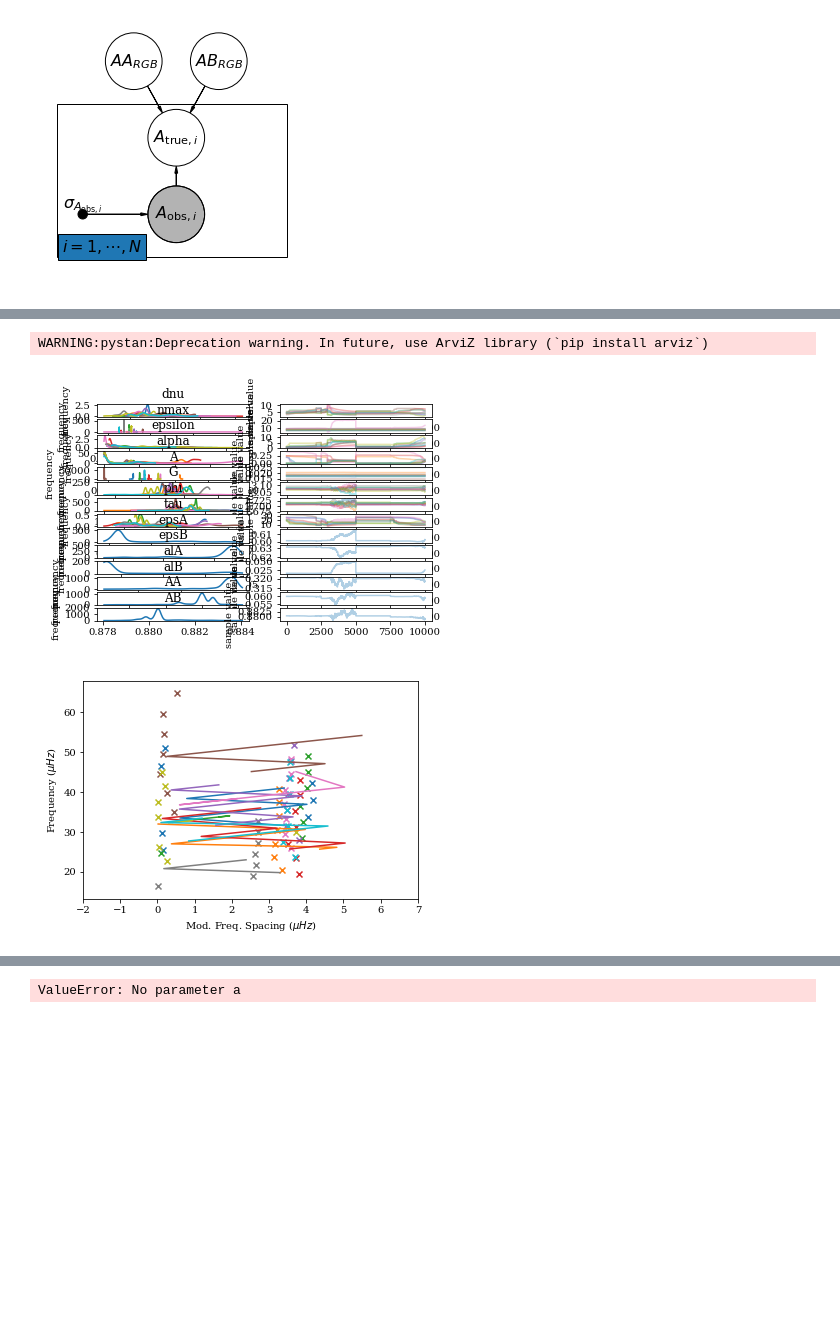
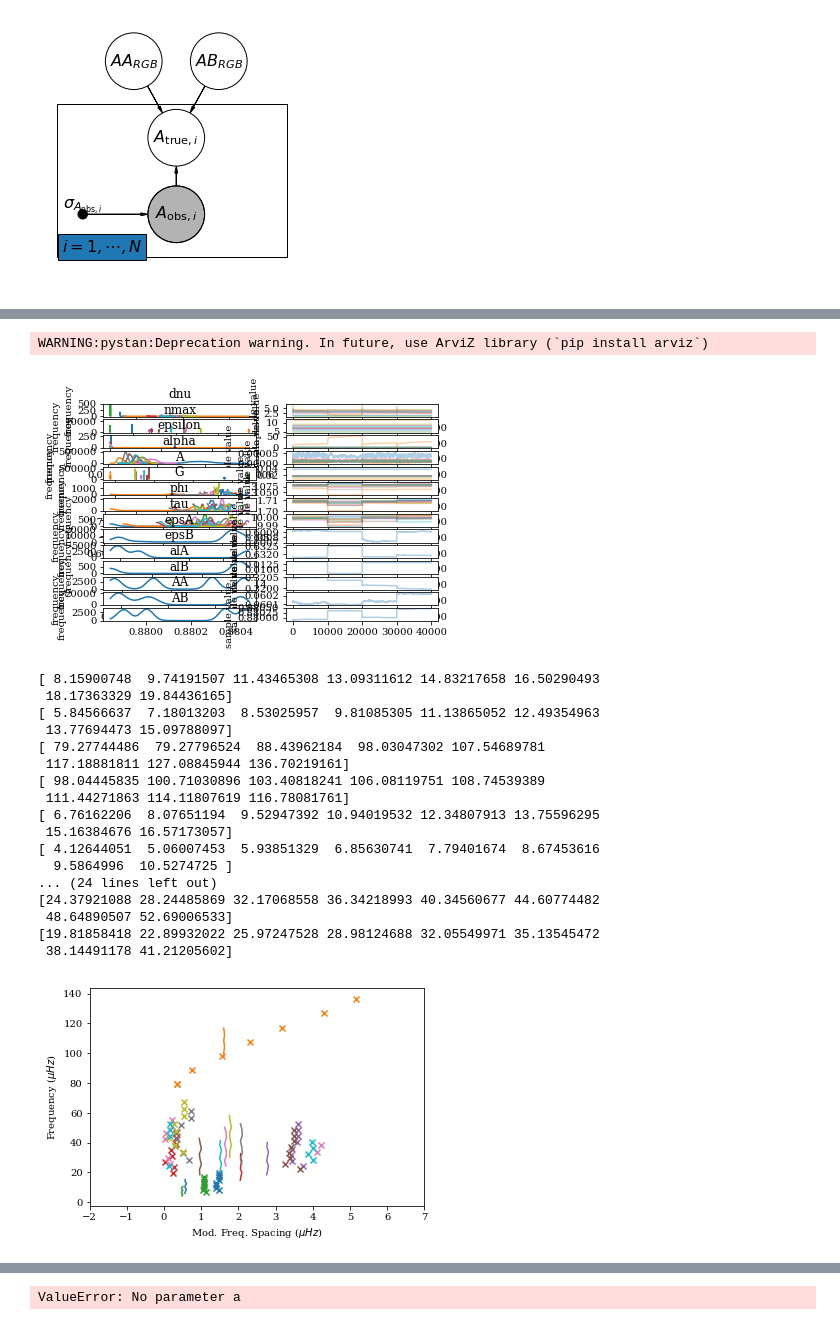
Before and after one commit to daw538/y4project, a Jupyter notebook: JoshFiles/rgData-50.ipynb, the cells around one changed output, grey strips where cells are left out. Cells and saved outputs as stored; diff of their text form; code cells hidden in the pictures; blank space fills up the shorter version.

Commit message:
Developed new script to reparameterise and changed indexes N and M in loops within stan model

```diff
--- a/JoshFiles/rgData-50.ipynb
+++ b/JoshFiles/rgData-50.ipynb
@@ -149,8 +149,8 @@ model {
     for (i in 1:N){
         for (j in 1:M){
             mod[j] = (n[i,j] + epsilon[i] + (alpha[i]/2) * (nmax[i] - n[i,j])^2 +
-                A[i]*G[i]/(2*pi()) * sin((2*pi()*(n[i,j]-nmax[i]))/G[i] + phi[i]))*dnu[i]*
-                exp(-n[i,j]/tau[i]);
+                A[i]*G[i]/(2*pi()) * sin((2*pi()*(n[i,j]-nmax[i]))/G[i] + phi[i]))*dnu[i];
+                //*exp(-n[i,j]/tau[i]);
             mod[j] ~ normal(freq[i], freq_err[i]);
         }
         nmax[i] ~ normal(nmax_guess[i], nmax_guess[i]*0.1);
@@ -164,7 +164,7 @@ model {
     }
     nmax ~ normal(10, 4);
     G ~ normal(3.08, 0.65);
-    tau ~ normal(50, 10);
+    tau ~ normal(20, 10);
     epsA ~ normal(0.601, 0.08);
     epsB ~ normal(0.632, 0.08);
     alA ~ normal(0.015, 0.005);
@@ -202,5 +202,5 @@ start = {'dnu': dnu_avgarr,
     }
 nchains = 4
 
-fit = sm.sampling(data=stan_data, iter=5000, chains=nchains, init=[start for n in range(nchains)])
+fit = sm.sampling(data=stan_data, iter=20000, chains=nchains, init=[start for n in range(nchains)])
 # %% [output]
@@ -246,10 +246,10 @@ fit.plot()
 plt.show()
 # %% [output]
 WARNING:pystan:Deprecation warning. In future, use ArviZ library (`pip install arviz`)
-[figure, old version]
+[figure, new version]
 # %%
 def model(n, dnu, nmax, epsilon, alpha, A, G, phi, tau):
-    freqs = (n + epsilon + (alpha/2) * (n - nmax)**2 + ((A*G)/(2*np.pi)) * np.sin((2*np.pi*(n-nmax))/G + phi)) * dnu * np.exp(-n/tau)
+    freqs = (n + epsilon + (alpha/2) * (n - nmax)**2 + ((A*G)/(2*np.pi)) * np.sin((2*np.pi*(n-nmax))/G + phi)) * dnu# * np.exp(-n/tau)
     return freqs
 # %%
 #for i in range(len(IDs)):
@@ -260,18 +260,37 @@ def model(n, dnu, nmax, epsilon, alpha, A, G, phi, tau):
 # %%
 %matplotlib inline
 for i in range(len(IDs)):
     plt.figure(len(IDs))
     plt.scatter(modesID[i]['f0'] % dnu_avgID[i], modesID[i]['f0'], marker='x', label=r'$l=$'+str(0))
     #plt.errorbar(modesID[i]['f0'] % np.mean(modesID[i]['dnu']), modesID[i]['f0'], xerr=modesID[i]['f0_err'], zorder=0, fmt="none", label="none",
              #c='k', capsize=2, markersize=4, elinewidth=1)
     #np.mean(modesID[i]['dnu'])
     g2 = model(arr_n[i], np.mean(fit['dnu'],axis=0)[i], np.mean(fit['nmax'],axis=0)[i], np.mean(fit['epsilon'], axis=0)[i], np.mean(fit['alpha'], axis=0)[i],
-          np.mean(fit['A'], axis=0)[i], np.mean(fit['G'], axis=0)[i], np.mean(fit['phi'], axis=0)[i], np.mean(fit['tau'], axis=0)[i])
+          np.mean(fit['A'], axis=0)[i], np.mean(fit['G'], axis=0)[i], np.mean(fit['phi'], axis=0)[i], 33) #np.mean(fit['tau'], axis=0)[i])
     plt.plot(g2 % np.mean(fit['dnu'],axis=0)[i], g2, label='Fit_2D')
+    print(arr_freq[i])
+    print(g2)
 
 plt.ylabel('Frequency ($\mu Hz$)')
 plt.xlabel(f'Mod. Freq. Spacing ($\mu Hz$)')
 plt.xlim(-2,7)
 plt.show()
 # %% [output]
+[ 8.15900748  9.74191507 11.43465308 13.09311612 14.83217658 16.50290493
+ 18.17363329 19.84436165]
+[ 5.84566637  7.18013203  8.53025957  9.81085305 11.13865052 12.49354963
+ 13.77694473 15.09788097]
+[ 79.27744486  79.27796524  88.43962184  98.03047302 107.54689781
+ 117.18881811 127.08845944 136.70219161]
+[ 98.04445835 100.71030896 103.40818241 106.08119751 108.74539389
+ 111.44271863 114.11807619 116.78081761]
+[ 6.76162206  8.07651194  9.52947392 10.94019532 12.34807913 13.75596295
+ 15.16384676 16.57173057]
+[ 4.12644051  5.06007453  5.93851329  6.85630741  7.79401674  8.67453616
+  9.5864996  10.5274725 ]
+... (24 lines left out)
+[24.37921088 28.24485869 32.17068558 36.34218993 40.34560677 44.60774482
+ 48.64890507 52.69006533]
+[19.81858418 22.89932022 25.97247528 28.98124688 32.05549971 35.13545472
+ 38.14491178 41.21205602]
-[figure, old version]
+[figure, new version]
```
Also changed, not shown: parts of 7 cells of this notebook, 2 other files.
